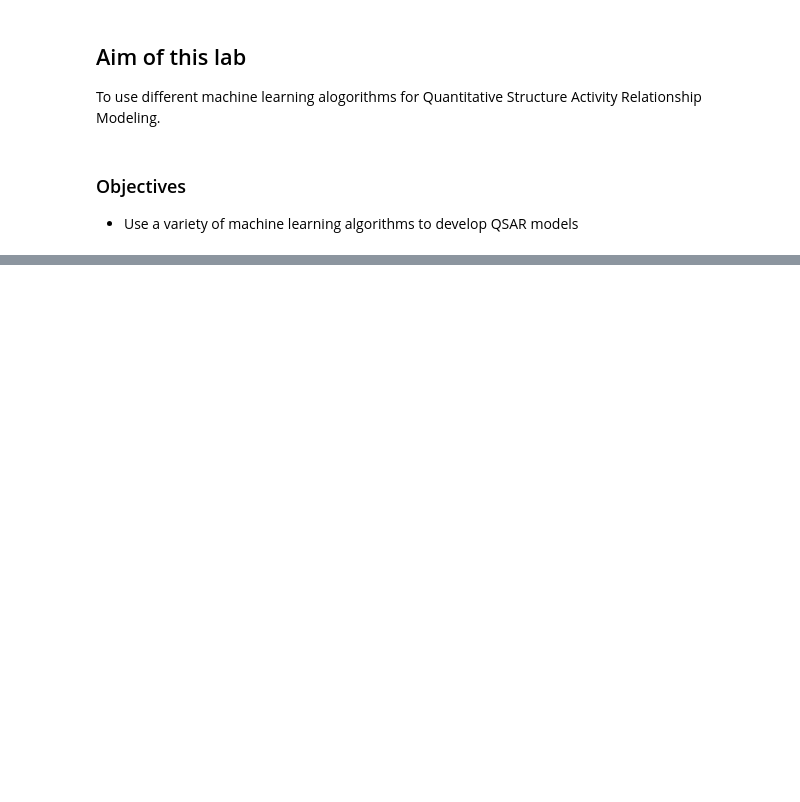
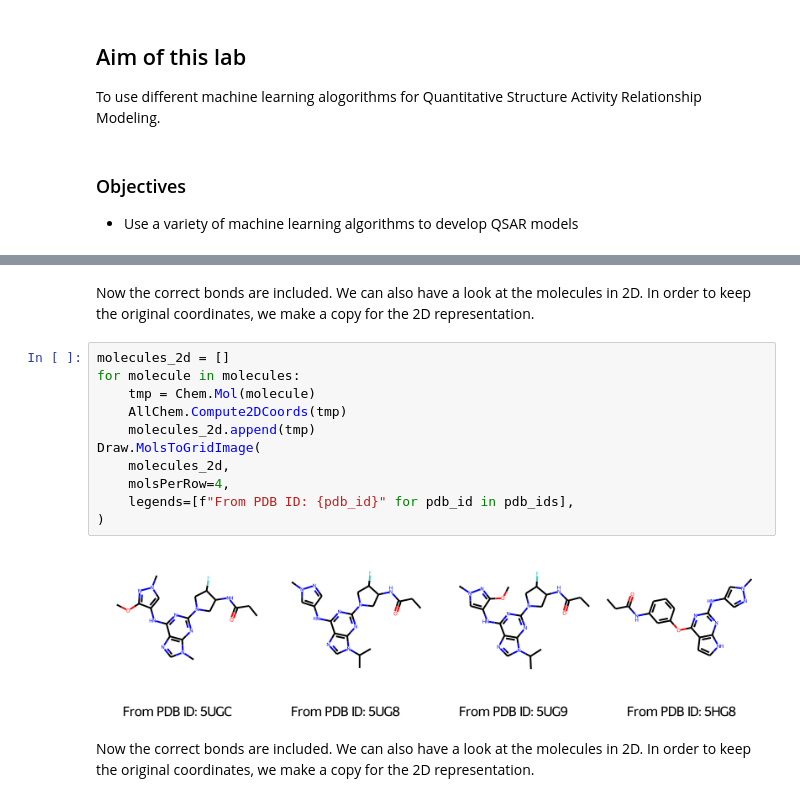
Before and after one commit to russodanielp/intro_cheminformatics, a Jupyter notebook: Lab 11 - Pharmacophores/lab.ipynb, the cells around one changed output, grey strips where cells are left out. Saved outputs shown, nothing was run; the diff lists cells and outputs as text; blank space fills up the shorter version.

```diff
--- a/Lab 11 - Pharmacophores/lab.ipynb
+++ b/Lab 11 - Pharmacophores/lab.ipynb
@@ -95,0 +162,19 @@ Regression
+# %% [markdown]
+Now the correct bonds are included.
+We can also have a look at the molecules in 2D. In order to keep the original coordinates, we make a copy for the 2D representation.
+# %%
+molecules_2d = []
+for molecule in molecules:
+    tmp = Chem.Mol(molecule)
+    AllChem.Compute2DCoords(tmp)
+    molecules_2d.append(tmp)
+Draw.MolsToGridImage(
+    molecules_2d,
+    molsPerRow=4,
+    legends=[f"From PDB ID: {pdb_id}" for pdb_id in pdb_ids],
+)
+# %% [output]
+[figure, added]
+# %% [markdown]
+Now the correct bonds are included.
+We can also have a look at the molecules in 2D. In order to keep the original coordinates, we make a copy for the 2D representation.
```
Also changed, not shown: parts of 101 cells of this notebook, 11 other files.
